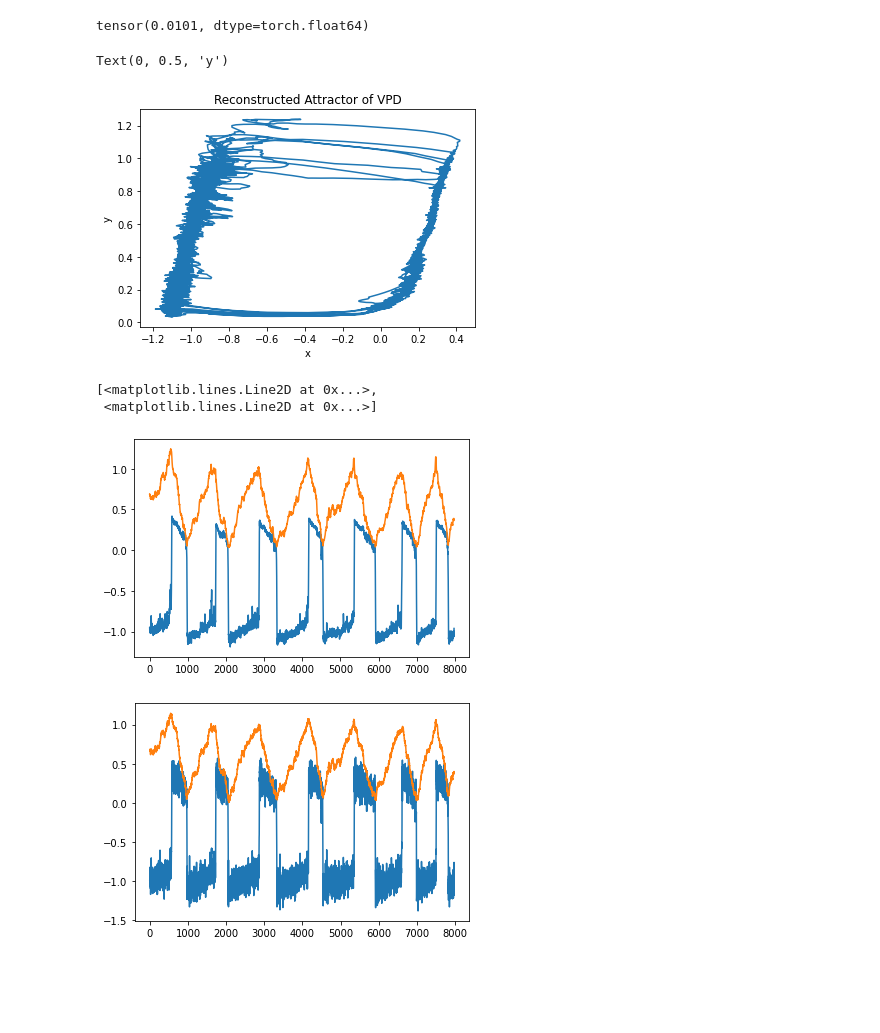
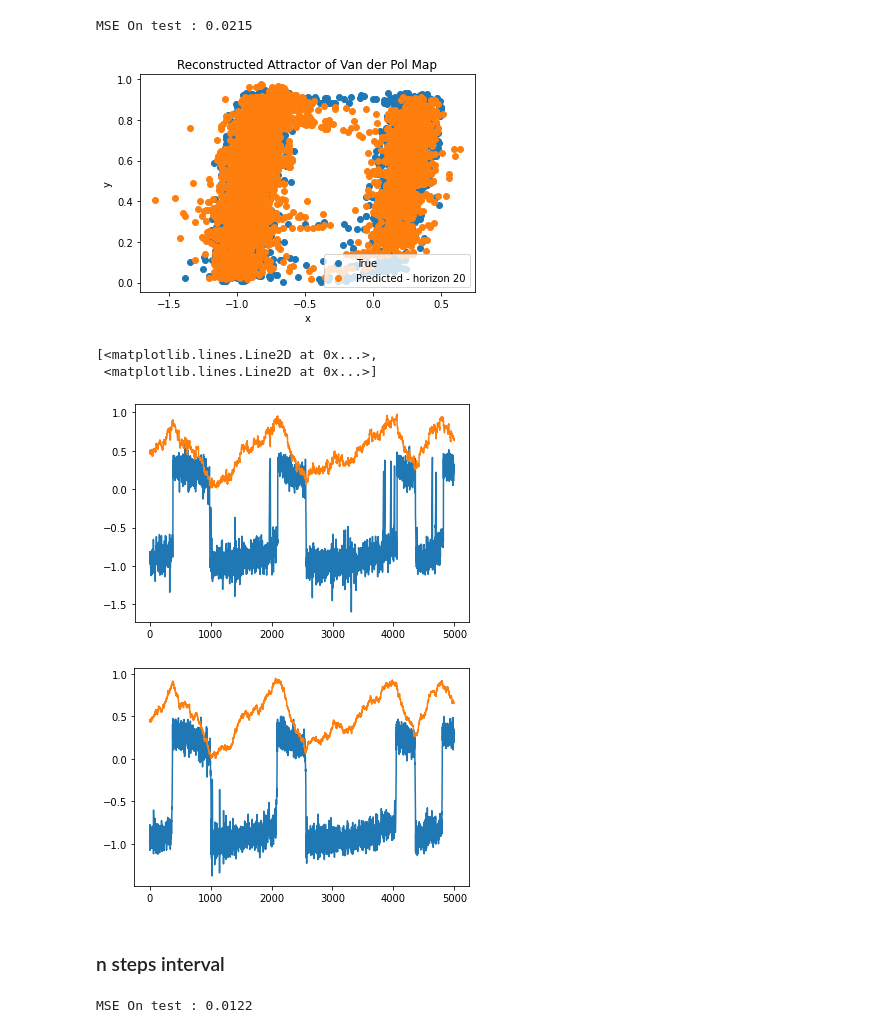
Before and after one commit to jlee1998/Kernel-Flows-for-Irregular-Time-Series, a Jupyter notebook: experiments/VDP.ipynb, the cells around one changed output. Saved outputs shown, nothing was run; the diff lists cells and outputs as text; code cells hidden in the pictures; blank space fills up the shorter version.

```diff
--- a/experiments/VDP.ipynb
+++ b/experiments/VDP.ipynb
@@ -64,22 +35,34 @@ Y_pred = model.predict(torch.Tensor(X_test).double())
-# %%
-(Y_pred.detach()-Y_test).pow(2).mean()
-# %% [output]
-tensor(0.0101, dtype=torch.float64)
+# %%
+model.compute_kernel_and_inverse(regu_lambda = regu_lambda)
+
+horizon = 20
+
+Y_pred = model.predict_ahead(X_test,horizon=horizon, delay = delay, delta_t_mode = False)
+
+mse_pred = (Y_pred.detach()-Y_test).pow(2).mean()
+
+print(f"MSE On test : {mse_pred:.4f}")
+# %% [output]
+MSE On test : 0.0215
 # %%
 import matplotlib.pyplot as plt
-plt.plot(Y_pred[:,0].detach(),Y_pred[:,10].detach())
-plt.title("Reconstructed Attractor of VPD")
+plt.scatter(Y_test[:,0],Y_test[:,1], label = "True")
+plt.scatter(Y_pred[:,0].detach(),Y_pred[:,1].detach(), label = f"Predicted - horizon {horizon}")
+plt.title("Reconstructed Attractor of Van der Pol Map")
 plt.xlabel("x")
 plt.ylabel("y")
+plt.legend()
+plt.show()
 # %% [output]
-Text(0, 0.5, 'y')
-[figure, old version]
+[figure, new version]
 # %%
-plt.plot(Y_pred[:,(0,10)].detach())
+plt.plot(Y_pred[:,:].detach())
 plt.figure()
-plt.plot(Y_test[:,(0,10)])
+plt.plot(Y_test[:,:])
 # %% [output]
 [<matplotlib.lines.Line2D at 0x...>,
  <matplotlib.lines.Line2D at 0x...>]
-[figure, old version]
+[figure, new version]
-[figure, old version]
+[figure, new version]
+# %% [markdown]
+### n steps interval
@@ -85,0 +94,12 @@ plt.plot(Y_test[:,(0,10)])
+# %%
+model.compute_kernel_and_inverse(regu_lambda = regu_lambda)
+
+horizon = 20
+
+Y_pred = model.predict_ahead(X_test,horizon=horizon, delay = delay, delta_t_mode = False)
+
+mse_pred = (Y_pred.detach()-Y_test).pow(2).mean()
+
+print(f"MSE On test : {mse_pred:.4f}")
+# %% [output]
+MSE On test : 0.0122
```
Also changed, not shown: parts of 15 cells of this notebook, 5 other files.
